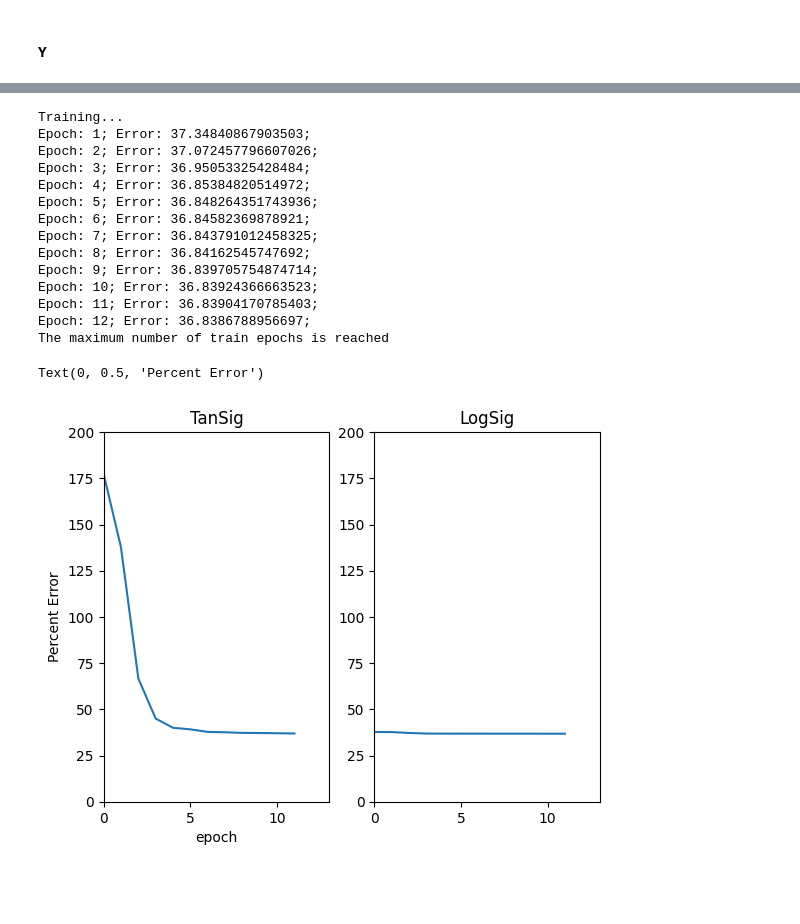
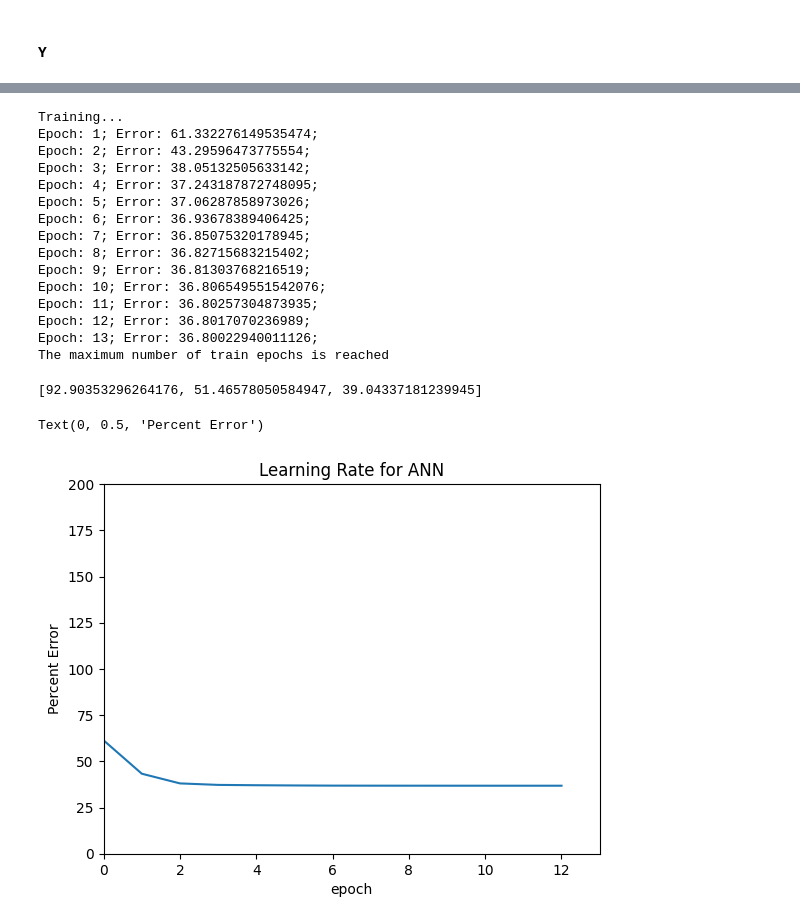
Before and after one commit to holt-rogers/EIC_JLAB_analysis, a Jupyter notebook: tasks/DIS_with_pytorch.ipynb, the cells around one changed output, grey strips where cells are left out. Drawn from its saved outputs; the diff is of its cells as text; code cells hidden in the pictures; blank space fills up the shorter version.

```diff
--- a/tasks/DIS_with_pytorch.ipynb
+++ b/tasks/DIS_with_pytorch.ipynb
@@ -345,40 +346,39 @@ net.init()
 # Train the neural network
 
 print("Training...")
-logaccuracies = net.train(x_train, y_train, epochs=12, show = 1, goal = 0.02)
+logaccuracies = net.train(x_train, y_train, epochs=13, show = 1, goal = 0.02)
 # %% [output]
 Training...
-Epoch: 1; Error: 37.34840867903503;
-Epoch: 2; Error: 37.072457796607026;
-Epoch: 3; Error: 36.95053325428484;
-Epoch: 4; Error: 36.85384820514972;
-Epoch: 5; Error: 36.848264351743936;
-Epoch: 6; Error: 36.84582369878921;
-Epoch: 7; Error: 36.843791012458325;
-Epoch: 8; Error: 36.84162545747692;
-Epoch: 9; Error: 36.839705754874714;
-Epoch: 10; Error: 36.83924366663523;
-Epoch: 11; Error: 36.83904170785403;
-Epoch: 12; Error: 36.8386788956697;
+Epoch: 1; Error: 61.332276149535474;
+Epoch: 2; Error: 43.29596473775554;
+Epoch: 3; Error: 38.05132505633142;
+Epoch: 4; Error: 37.243187872748095;
+Epoch: 5; Error: 37.06287858973026;
+Epoch: 6; Error: 36.93678389406425;
+Epoch: 7; Error: 36.85075320178945;
+Epoch: 8; Error: 36.82715683215402;
+Epoch: 9; Error: 36.81303768216519;
+Epoch: 10; Error: 36.806549551542076;
+Epoch: 11; Error: 36.80257304873935;
+Epoch: 12; Error: 36.8017070236989;
+Epoch: 13; Error: 36.80022940011126;
 The maximum number of train epochs is reached
-# %%
-
-
-
-fig2, plots =  plt.subplots(nrows=1, ncols=2)
-
-plots[0].plot(accuracies)
-plots[0].set_title("TanSig")
-plots[0].axis([0, 13,0, 200,])
-
-plots[1].axis([0, 13,0, 200,])
-plots[1].set_title("LogSig")
-plots[1].plot(logaccuracies)
-plots[0].set_xlabel("epoch")
-plots[0].set_ylabel("Percent Error")
-# %% [output]
-Text(0, 0.5, 'Percent Error')
-[figure, removed]
+# %%
+
+print(accuracies)
+
+
+plt.plot(logaccuracies)
+plt.title("Learning Rate for ANN")
+plt.axis([0, 13,0, 200,])
+
+
+plt.xlabel("epoch")
+plt.ylabel("Percent Error")
+# %% [output]
+[92.90353296264176, 51.46578050584947, 39.04337181239945]
+Text(0, 0.5, 'Percent Error')
+[figure, added]
 # %%
 x_bins = np.logspace(-4, 0, 30) # specify exponents of 10
 Q2_bins = np.logspace(0, 3, 40) # specify exponents of 10
```
Also changed, not shown: parts of 6 cells of this notebook, 7 other files.
